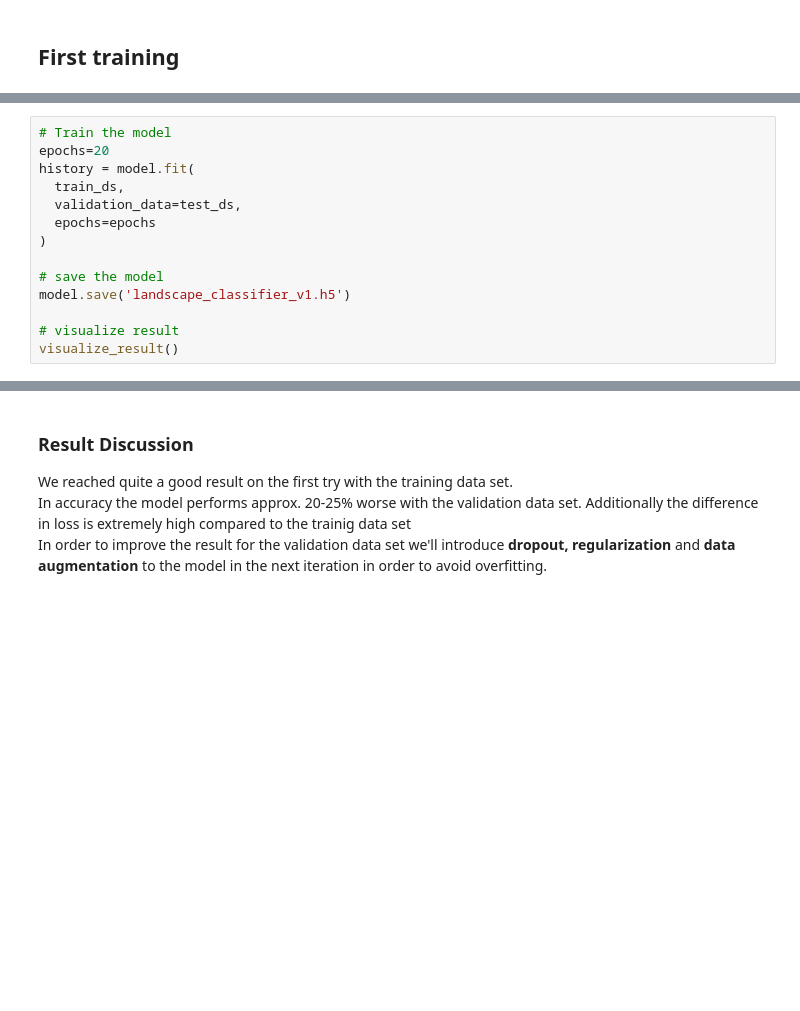
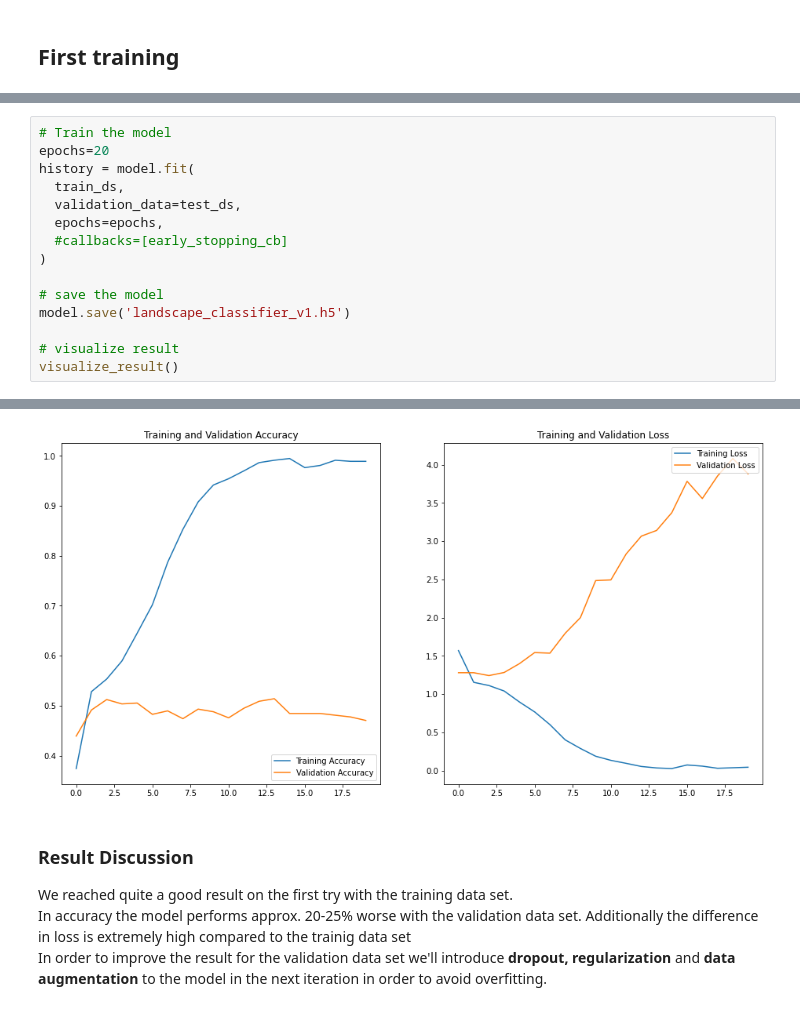
Before and after one commit to amkobee/ADS, a Jupyter notebook: ADS.ipynb, the cells around one changed output, grey strips where cells are left out. Drawn from its saved outputs; the diff is of its cells as text; blank space fills up the shorter version.

```diff
--- a/ADS.ipynb
+++ b/ADS.ipynb
@@ -346,7 +346,8 @@ epochs=20
 history = model.fit(
   train_ds,
   validation_data=test_ds,
-  epochs=epochs
+  epochs=epochs,
+  #callbacks=[early_stopping_cb]
 )
 
 # save the model
@@ -375,3 +376,4 @@ Epoch 20/20
+[figure, added]
 # %% [markdown]
 ### Result Discussion
 
```
Also changed, not shown: parts of 16 cells of this notebook.
